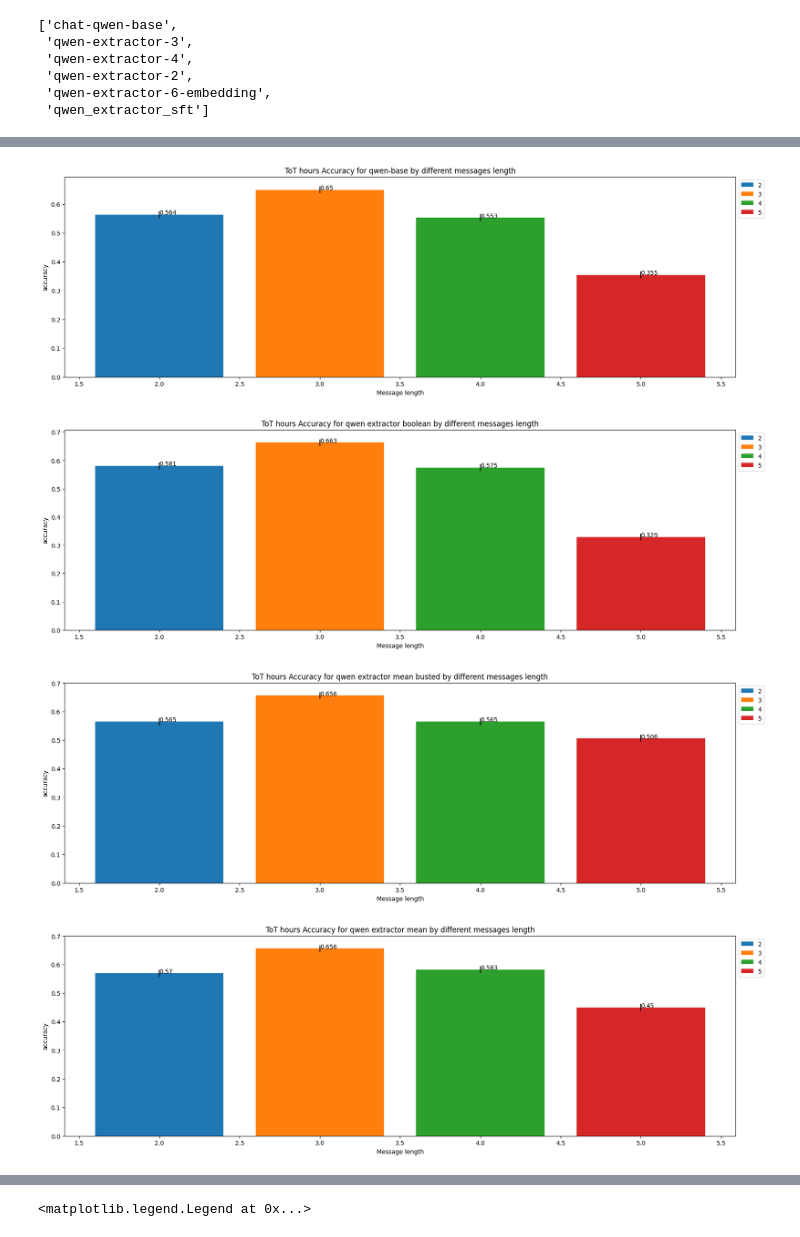
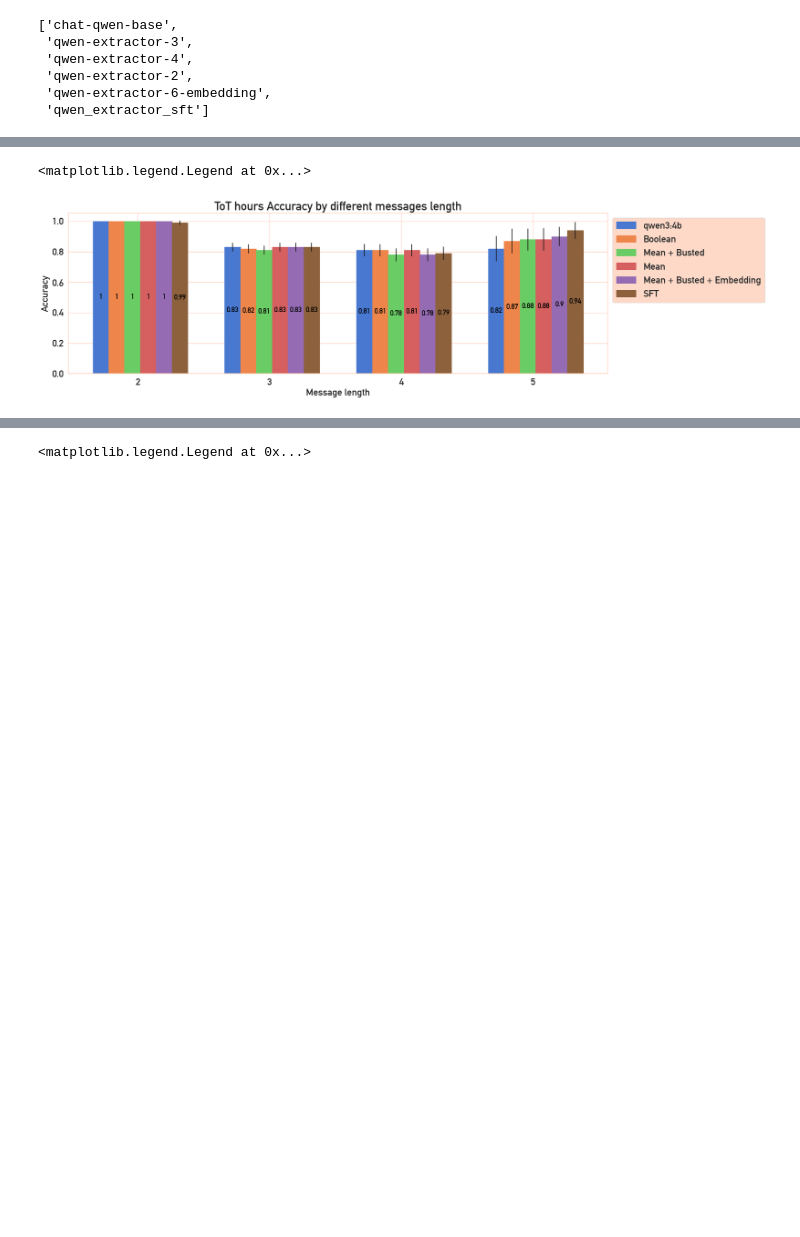
Before and after one commit to Rdm-Nico/SitiBTAgent, a Jupyter notebook: visualization/test_lora_extractor.ipynb, the cells around one changed output, grey strips where cells are left out. Cells and saved outputs as stored; diff of their text form; code cells hidden in the pictures; blank space fills up the shorter version.

Commit message:
change visualization

```diff
--- a/visualization/test_lora_extractor.ipynb
+++ b/visualization/test_lora_extractor.ipynb
@@ -31,7 +53,7 @@ Length: 20, dtype: str
 # %%
 target ='base|qwen-extractor-2|qwen-extractor-4|qwen-extractor-3|qwen-extractor-6-embedding|qwen_extractor_sft'
 models = list(df[df['model'].str.contains(target)]['model'].unique())
-labels = ['qwen-base','qwen extractor boolean','qwen extractor mean busted', 'qwen extractor mean','qwen extractor mean busted w. embedding','qwen-sft']
+labels = ['qwen3:4b','Boolean','Mean + Busted', 'Mean','Mean + Busted + Embedding','SFT']
 models
 # %% [output]
 ['chat-qwen-base',
@@ -50,7 +72,7 @@ CI_group = []
 
 
 for model in models:
-    g = df.loc[df['model'] == model]
+    g = df.loc[(df['model'] == model) & (df['failure_reason'].isna() == True)]
     acc_media = round(
           (g['tot_acc'] * g['n_relevant_fields']).sum() / g['n_relevant_fields'].sum(),
           3
@@ -100,15 +122,19 @@ for model,label in zip(models,labels):
     fields=['ordinary_hours_acc', 'overtime_hours_acc', 'trip_hours_acc','inefficiency_hours_acc','note_acc','note_inefficiency_acc']
     for column in columns:
 
-        acc_media = round(df.loc[(df['model'] == model)][column].mean(),3)
-        n = len(df.loc[(df['model'] == model)])
+        g = df.loc[(df['model'] == model) & (df['failure_reason'].isna() == True)]
+
+        acc_media = round(g[column].mean(),3)
+        n = len(g)
         # intervallo di confidenza al 90 %
         CI = 1.645 * np.sqrt(acc_media * (1- acc_media) / n)
         media_group.append(acc_media)
         CI_group.append(CI)
 
-    for media,CI in zip(media_group, CI_group):
+    for idx,(media,CI) in enumerate(zip(media_group, CI_group), start=1):
         print(f"{media} \t+-{CI}")
+        if idx % 6 == 0:
+            print(f"change model")
     plt.figure(figsize=(20,6))
     plt.bar(fields,media_group, yerr=CI_group, label=fields, color=colors)
     add_labels(fields,media_group)
@@ -144,32 +213,49 @@ for model,label in zip(models,labels):
 # %%
 # accuracy a diversi livelli di lunghezza della lista messaggi
 def add_labels(labels, vals):
     for i,x_label in enumerate(labels):
         plt.text(x_label,vals[i], vals[i])
 
 models = list(df[df['model'].str.contains(target)]['model'].unique())
 
-for model,label in zip(models,labels):
+l_msg = np.sort(df['L_MESSAGGI'].unique())
+x = np.arange(len(l_msg))  # the label locations
+width = 0.12  # the width of the bars
+multiplier = 0
+fig, ax = plt.subplots(figsize=(20,6))
+
+for model,label,color in zip(models,labels,colors):
     media_group = []
     CI_group = []
-    l_msg = np.sort(df['L_MESSAGGI'].unique())
+
     for length_m in l_msg:
-        acc_media = round(df.loc[(df['model'] == model)  & (df['L_MESSAGGI'] == length_m)]['tot_acc'].mean(),3)
-        n = len(df)
-        # intervallo di confidenza al 99 %
-        CI = 2.576 * np.sqrt(acc_media * (1- acc_media) / n)
+        g = df.loc[(df['model'] == model) & (df['L_MESSAGGI'] == length_m) & (df['failure_reason'].isna() == True)]
+
+        acc_media = round(
+          (g['tot_acc'] * g['n_relevant_fields']).sum() / g['n_relevant_fields'].sum(),
+          2
+        )
+        # effective n = total field evaluations (not number of rows)
+        n = g['n_relevant_fields'].sum()
+        # intervallo di confidenza al 90 %
+        CI = 1.645 * np.sqrt(acc_media * (1- acc_media) / n)
         media_group.append(acc_media)
         CI_group.append(CI)
 
-    plt.figure(figsize=(20,6))
-    plt.bar(l_msg,media_group, yerr=CI_group, color=colors, label=l_msg)
-    add_labels(l_msg,media_group)
-    plt.title(f"ToT hours Accuracy for {label} by different messages length")
-    plt.xlabel("Message length")
-    plt.ylabel("accuracy")
-    plt.legend(loc="upper left", bbox_to_anchor=(1, 1))
+    offset = width * multiplier
+    rects = ax.bar(x + offset, media_group, width, yerr=CI_group, label=label, color=color, edgecolor=color)
+    ax.bar_label(rects, padding=1, label_type='center',color="black",size=15, weight="bold")
+    multiplier += 1
+
+
+n_metrics = len(l_msg)
+center_offset = width * (n_metrics - 1) / 2 + 0.10
+
+ax.set_title(f"ToT hours Accuracy by different messages length")
+ax.set_xlabel("Message length")
+ax.set_xticks(x + center_offset, l_msg)
+ax.set_ylabel("Accuracy")
+ax.legend(loc="upper left", bbox_to_anchor=(1, 1),frameon=True,facecolor="#fed0bb")
 # %% [output]
+<matplotlib.legend.Legend at 0x...>
-[figure, old version]
+[figure, new version]
-[figure, removed]
-[figure, removed]
-[figure, removed]
```
Also changed, not shown: parts of 9 cells of this notebook, 3 other files.
